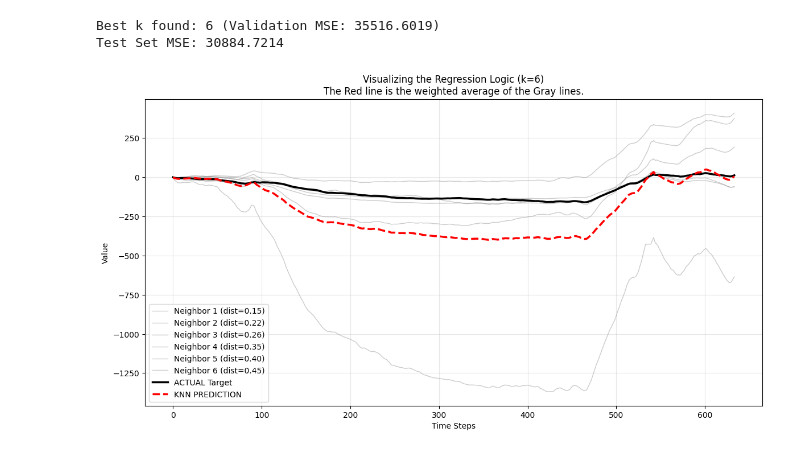
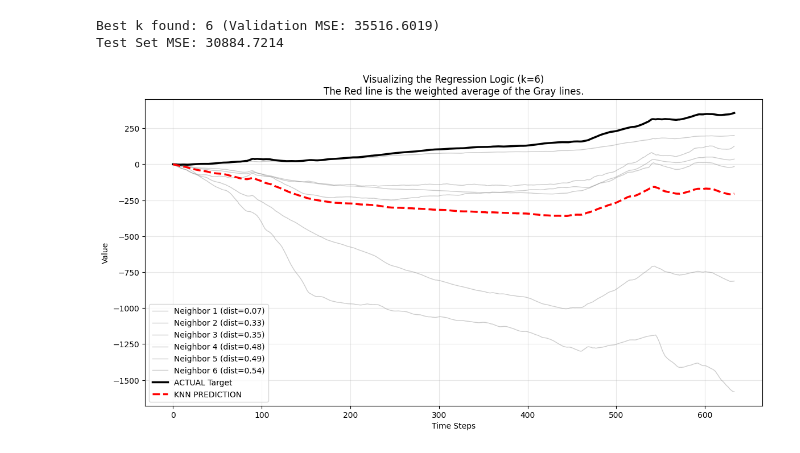
Before and after one commit to DanielSchipfer/Geospatial-Time-Series-Model, a Jupyter notebook: model.ipynb, the cells around one changed output. Saved outputs shown, nothing was run; the diff lists cells and outputs as text; code cells hidden in the pictures.

```diff
--- a/model.ipynb
+++ b/model.ipynb
@@ -174,12 +236,4 @@ Done! You can download the PDF to view all plots.
 # %%
-import pandas as pd
-import numpy as np
-import matplotlib.pyplot as plt
-from sklearn.model_selection import train_test_split
-from sklearn.neighbors import KNeighborsRegressor
-from sklearn.preprocessing import StandardScaler
-from sklearn.metrics import mean_squared_error
-
 def optimize_and_predict_knn(df, input_cols, target_cols, test_size=0.2, val_size=0.2):
     """
     Splits data, scales inputs, finds best k, evaluates on test set, and plots a sample.
@@ -223,7 +277,7 @@ def optimize_and_predict_knn(df, input_cols, target_cols, test_size=0.2, val_siz
     test_mse = mean_squared_error(Y_test, test_preds)
     print(f"Test Set MSE: {test_mse:.4f}")
 
-    idx = 0  # We look at the first sample in the test set
+    idx = 22  # We look at the first sample in the test set
     # 1. Get the indices and distances of the neighbors used
     distances, neighbor_indices = final_model.kneighbors(X_test_scaled[idx].reshape(1, -1))
 
@@ -237,33 +291,32 @@ def optimize_and_predict_knn(df, input_cols, target_cols, test_size=0.2, val_siz
     for i, neighbor_idx in enumerate(indices):
         neighbor_y = Y_final_train[neighbor_idx]
 
         # Calculate weight for legend (inverse distance)
         # Handle division by zero if distance is 0 (exact match)
         dist = dists[i]
         weight_label = f"dist={dist:.2f}"
 
         plt.plot(neighbor_y, color='gray', alpha=0.4, linewidth=1,
                  label=f'Neighbor {i+1} ({weight_label})')
 
     # 3. Plot Actual vs Prediction
     plt.plot(Y_test[idx], label='ACTUAL Target', color='black', linewidth=2.5)
     plt.plot(test_preds[idx], label=f'KNN PREDICTION', color='red', linestyle='--', linewidth=2.5)
 
     plt.title(f"Visualizing the Regression Logic (k={best_k})\n"
               f"The Red line is the weighted average of the Gray lines.")
     plt.xlabel("Time Steps")
     plt.ylabel("Value")
     plt.legend(loc='best')
     plt.grid(True, alpha=0.3)
     plt.show()
 
     return final_model, scaler, best_k, test_preds, Y_test
 
 input_columns = ['Latitude (N)', 'Longitude (E)', 'elevation_meters']
-target_columns = [c for c in df.columns if c not in input_columns]
-df_combinedd = df_combined.dropna(axis=0)
+target_columns = [c for c in df_combined.columns if c not in input_columns]
 model, scaler, k, preds, actuals = optimize_and_predict_knn(df_combined, input_columns, target_columns)
 # %% [output]
 Best k found: 6 (Validation MSE: 35516.6019)
 Test Set MSE: 30884.7214
-[figure, old version]
+[figure, new version]
```
Also changed, not shown: parts of 7 cells of this notebook.
